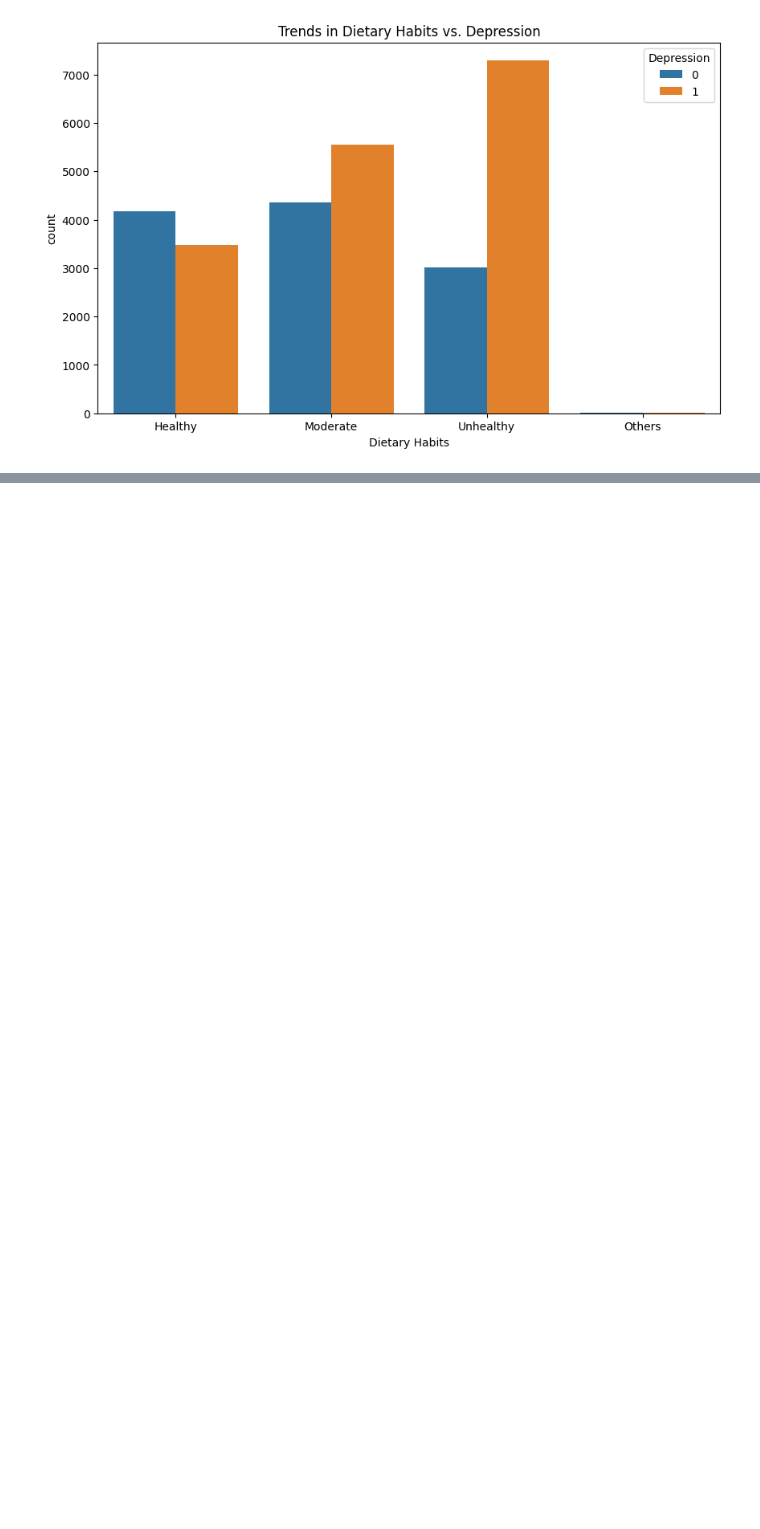
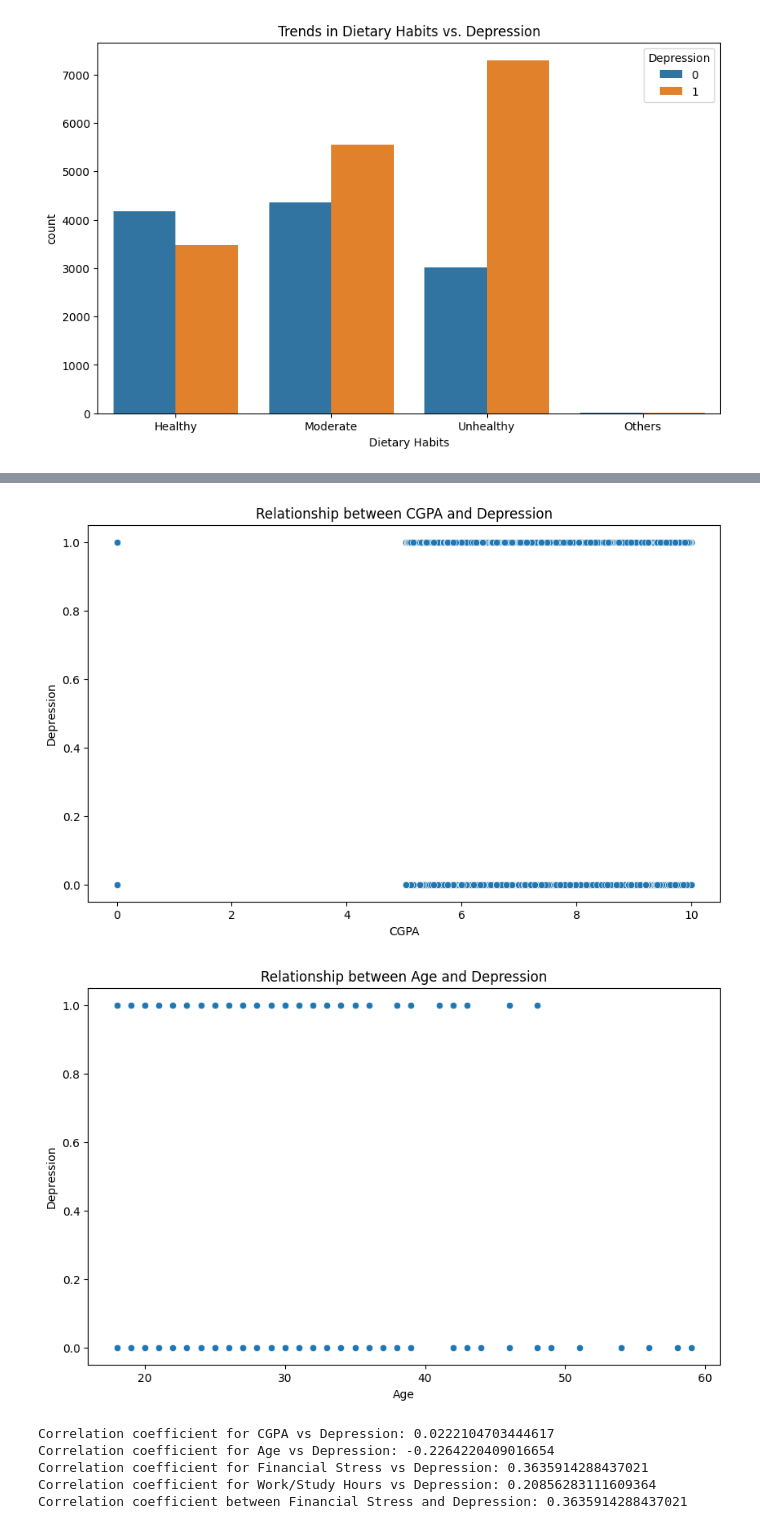
Before and after one commit to Zeesejo/Depressed-students, a Jupyter notebook: main.ipynb, the cells around one changed output, grey strips where cells are left out. Drawn from its saved outputs; the diff is of its cells as text; code cells hidden in the pictures; blank space fills up the shorter version.

```diff
--- a/main.ipynb
+++ b/main.ipynb
@@ -160,0 +264,51 @@ plt.show()
+# %%
+# Scatter plot to visualize the relationship between CGPA and depression
+plt.figure(figsize=(10, 6))
+sns.scatterplot(data=df, x='CGPA', y='Depression')
+plt.title('Relationship between CGPA and Depression')
+plt.xlabel('CGPA')
+plt.ylabel('Depression')
+plt.show()
+
+# Scatter plot to visualize the relationship between Age and depression
+plt.figure(figsize=(10, 6))
+sns.scatterplot(data=df, x='Age', y='Depression')
+plt.title('Relationship between Age and Depression')
+plt.xlabel('Age')
+plt.ylabel('Depression')
+plt.show()
+# Calculate and print correlation coefficients for all the relationships
+correlation_coefficients = {
+    'CGPA vs Depression': df['CGPA'].corr(df['Depression']),
+    'Age vs Depression': df['Age'].corr(df['Depression']),
+    'Financial Stress vs Depression': df['Financial Stress'].corr(df['Depression']),
+    'Work/Study Hours vs Depression': df['Work/Study Hours'].corr(df['Depression'])
+}
+
+for relation, coefficient in correlation_coefficients.items():
+    print(f"Correlation coefficient for {relation}: {coefficient}")
+# Scatter plot to visualize the relationship between Financial Stress and depression
+plt.figure(figsize=(10, 6))
+correlation_coefficient = df['Financial Stress'].corr(df['Depression'])
+print(f"Correlation coefficient between Financial Stress and Depression: {correlation_coefficient}")
+sns.scatterplot(data=df, x='Financial Stress', y='Depression')
+plt.title('Relationship between Financial Stress and Depression')
+plt.xlabel('Financial Stress')
+plt.ylabel('Depression')
+plt.show()
+
+# Scatter plot to visualize the relationship between Work/Study Hours and depression
+plt.figure(figsize=(10, 6))
+sns.scatterplot(data=df, x='Work/Study Hours', y='Depression')
+plt.title('Relationship between Work/Study Hours and Depression')
+plt.xlabel('Work/Study Hours')
+plt.ylabel('Depression')
+plt.show()
+# %% [output]
+[figure, added]
+[figure, added]
+Correlation coefficient for CGPA vs Depression: 0.0222104703444617
+Correlation coefficient for Age vs Depression: -0.2264220409016654
+Correlation coefficient for Financial Stress vs Depression: 0.3635914288437021
+Correlation coefficient for Work/Study Hours vs Depression: 0.20856283111609364
+Correlation coefficient between Financial Stress and Depression: 0.3635914288437021
```
Also changed, not shown: parts of 10 cells of this notebook.
